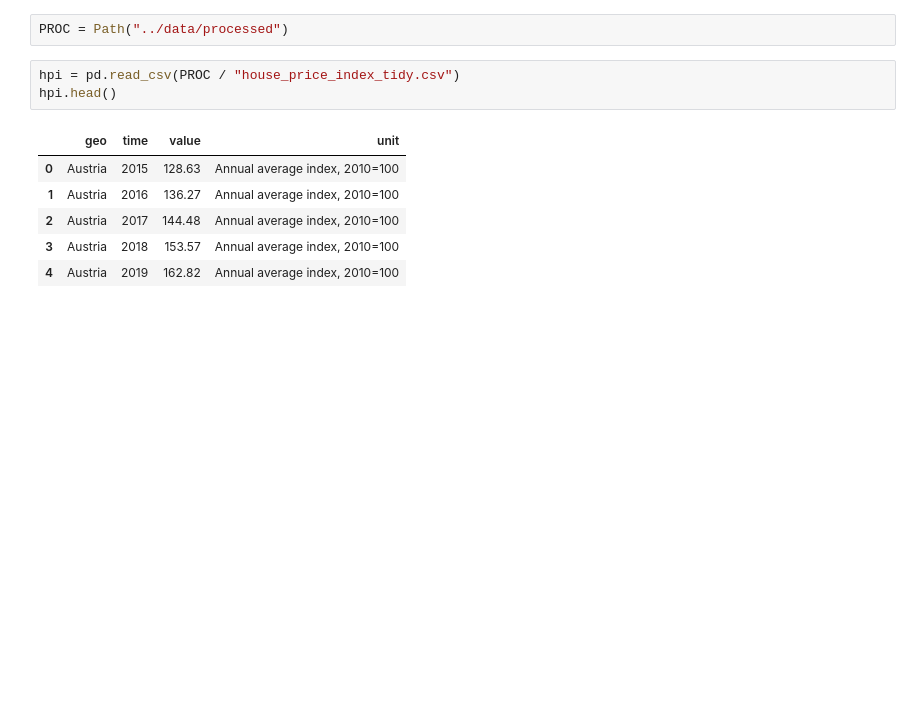
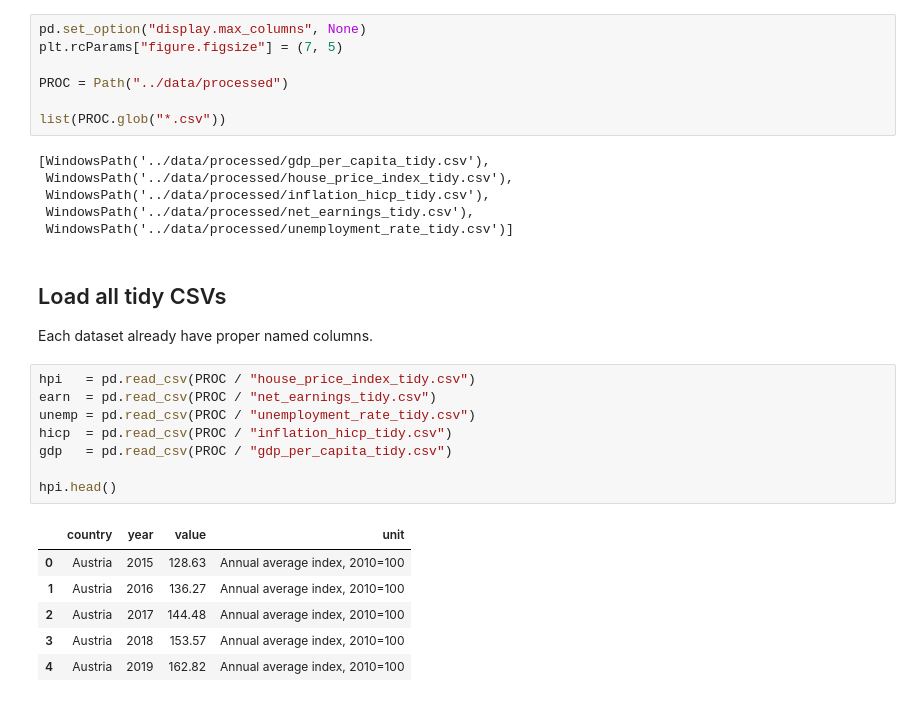
Before and after one commit to YordanBahchevanov/europe-housing-trends, a Jupyter notebook: notebooks/01-exploration.ipynb, the cells around one changed output. Saved outputs shown, nothing was run; the diff lists cells and outputs as text; blank space fills up the shorter version.

```diff
--- a/notebooks/01-exploration.ipynb
+++ b/notebooks/01-exploration.ipynb
@@ -4,10 +26,30 @@ from pathlib import Path
 # %%
+pd.set_option("display.max_columns", None)
+plt.rcParams["figure.figsize"] = (7, 5)
+
 PROC = Path("../data/processed")
+
+list(PROC.glob("*.csv"))
+# %% [output]
+[WindowsPath('../data/processed/gdp_per_capita_tidy.csv'),
+ WindowsPath('../data/processed/house_price_index_tidy.csv'),
+ WindowsPath('../data/processed/inflation_hicp_tidy.csv'),
+ WindowsPath('../data/processed/net_earnings_tidy.csv'),
+ WindowsPath('../data/processed/unemployment_rate_tidy.csv')]
+# %% [markdown]
+## Load all tidy CSVs
+
+Each dataset already have proper named columns.
 # %%
-hpi = pd.read_csv(PROC / "house_price_index_tidy.csv")
+hpi   = pd.read_csv(PROC / "house_price_index_tidy.csv")
+earn  = pd.read_csv(PROC / "net_earnings_tidy.csv")
+unemp = pd.read_csv(PROC / "unemployment_rate_tidy.csv")
+hicp  = pd.read_csv(PROC / "inflation_hicp_tidy.csv")
+gdp   = pd.read_csv(PROC / "gdp_per_capita_tidy.csv")
+
 hpi.head()
 # %% [output]
-|  | geo | time | value | unit |
+|  | country | year | value | unit |
 | 0 | Austria | 2015 | 128.63 | Annual average index, 2010=100 |
 | 1 | Austria | 2016 | 136.27 | Annual average index, 2010=100 |
 | 2 | Austria | 2017 | 144.48 | Annual average index, 2010=100 |
```
Also changed, not shown: parts of 20 cells of this notebook.
